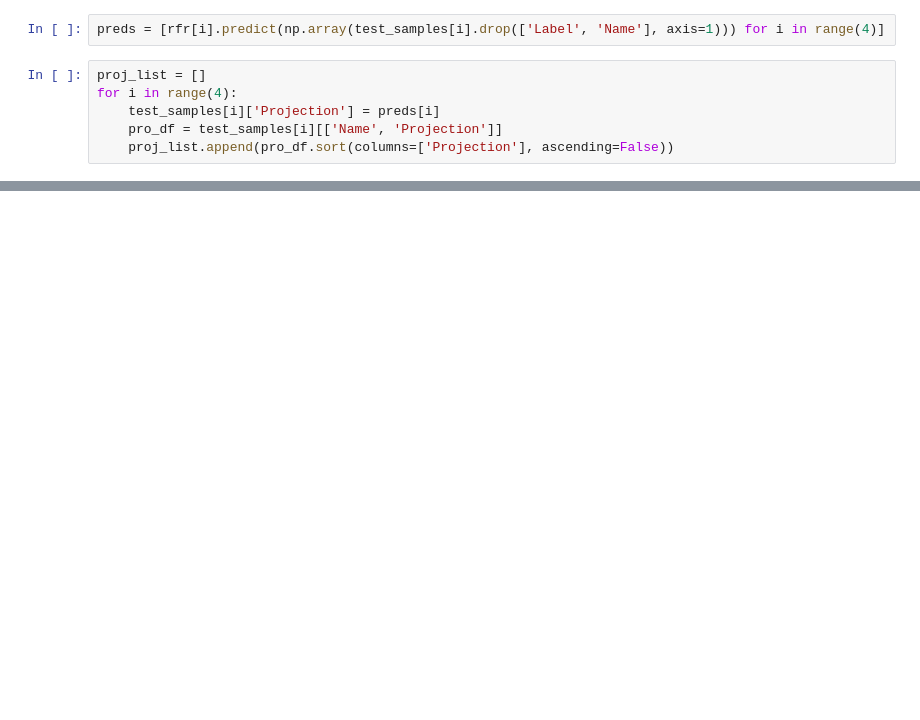
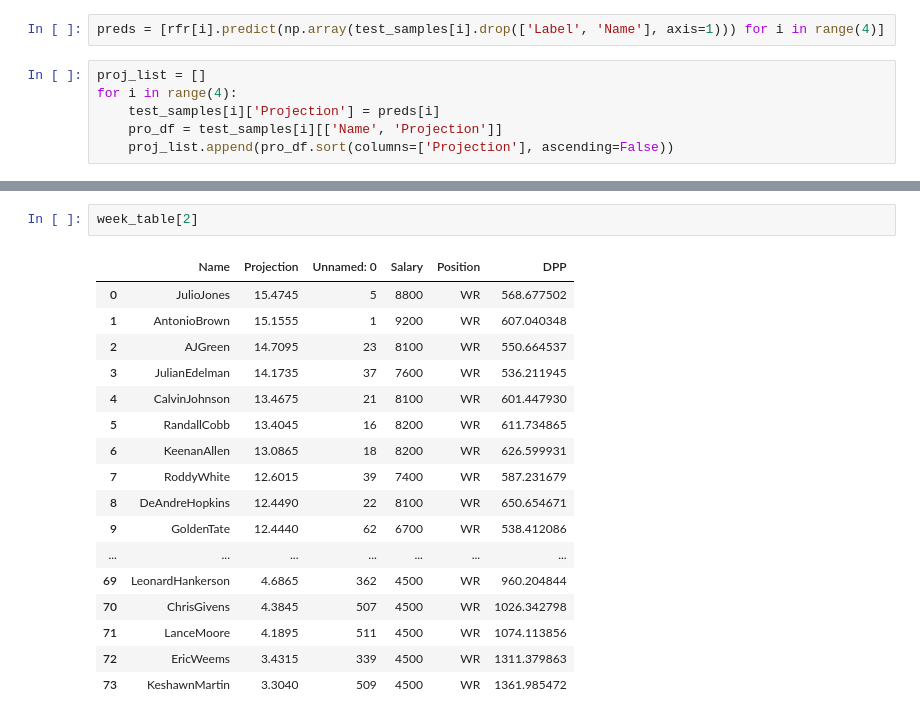
Before and after one commit to keithdlandry/player_stats, a Jupyter notebook: notebooks/gbg_proj.ipynb, the cells around one changed output, grey strips where cells are left out. Drawn from its saved outputs; the diff is of its cells as text; blank space fills up the shorter version.

```diff
--- a/notebooks/gbg_proj.ipynb
+++ b/notebooks/gbg_proj.ipynb
@@ -180,0 +229,20 @@ proj_list[3]
+# %%
+week_table[2]
+# %% [output]
+|  | Name | Projection | Unnamed: 0 | Salary | Position | DPP |
+| 0 | JulioJones | 15.4745 | 5 | 8800 | WR | 568.677502 |
+| 1 | AntonioBrown | 15.1555 | 1 | 9200 | WR | 607.040348 |
+| 2 | AJGreen | 14.7095 | 23 | 8100 | WR | 550.664537 |
+| 3 | JulianEdelman | 14.1735 | 37 | 7600 | WR | 536.211945 |
+| 4 | CalvinJohnson | 13.4675 | 21 | 8100 | WR | 601.447930 |
+| 5 | RandallCobb | 13.4045 | 16 | 8200 | WR | 611.734865 |
+| 6 | KeenanAllen | 13.0865 | 18 | 8200 | WR | 626.599931 |
+| 7 | RoddyWhite | 12.6015 | 39 | 7400 | WR | 587.231679 |
+| 8 | DeAndreHopkins | 12.4490 | 22 | 8100 | WR | 650.654671 |
+| 9 | GoldenTate | 12.4440 | 62 | 6700 | WR | 538.412086 |
+| ... | ... | ... | ... | ... | ... | ... |
+| 69 | LeonardHankerson | 4.6865 | 362 | 4500 | WR | 960.204844 |
+| 70 | ChrisGivens | 4.3845 | 507 | 4500 | WR | 1026.342798 |
+| 71 | LanceMoore | 4.1895 | 511 | 4500 | WR | 1074.113856 |
+| 72 | EricWeems | 3.4315 | 339 | 4500 | WR | 1311.379863 |
+| 73 | KeshawnMartin | 3.3040 | 509 | 4500 | WR | 1361.985472 |
```
Also changed, not shown: parts of 15 cells of this notebook, 6 other files.
